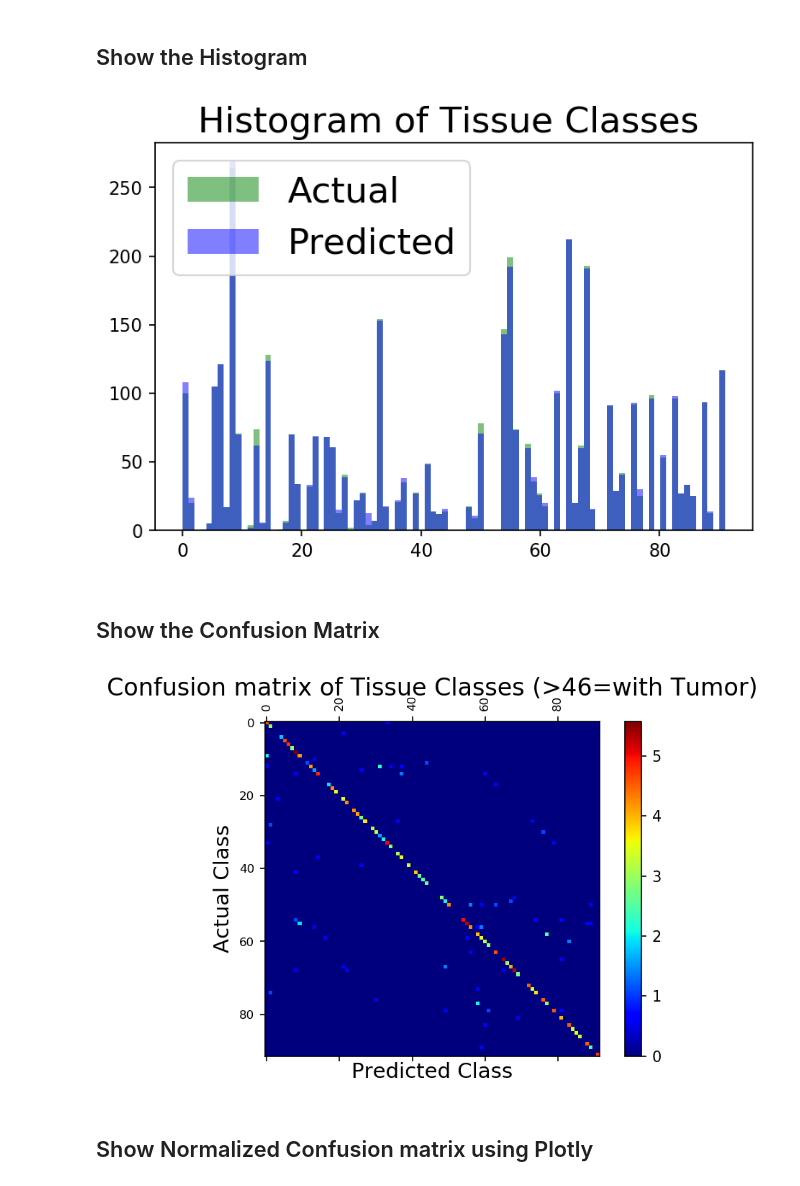
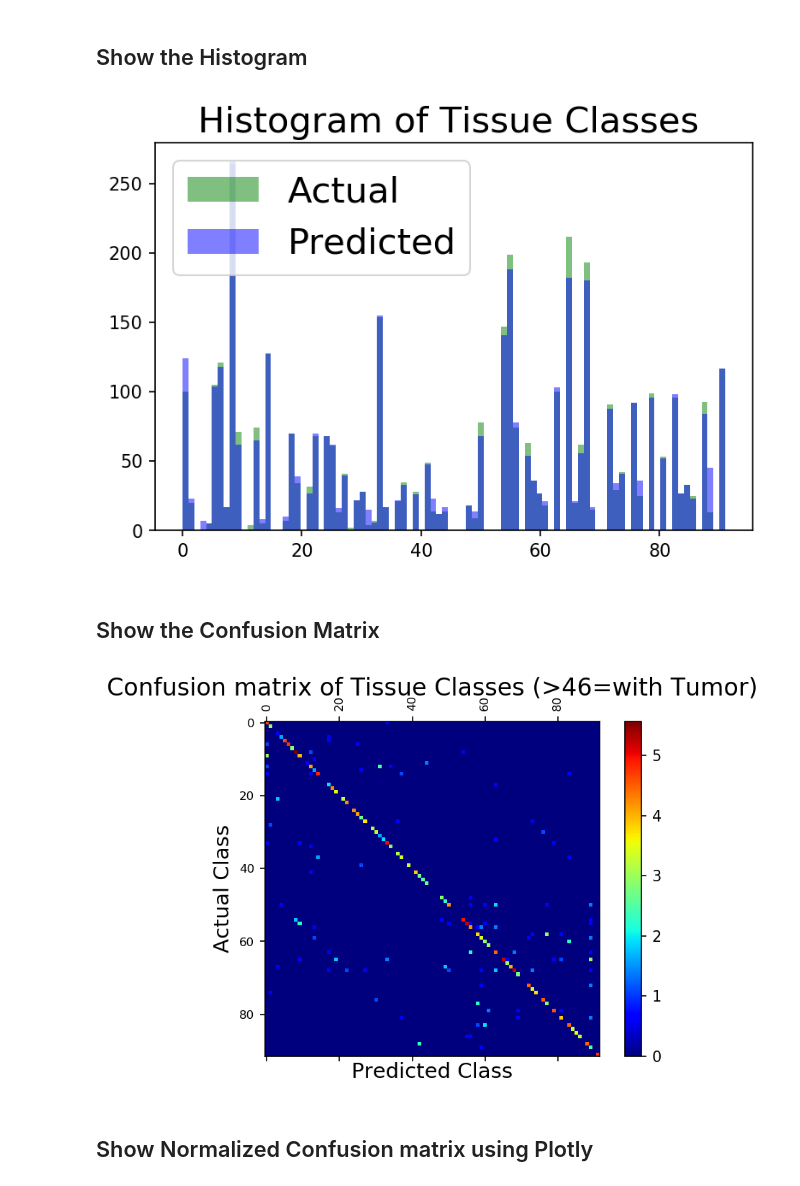
Before and after one commit to brad0taylor/xena-tools, a Jupyter notebook: genesets_brad_paths_disp.ipynb, the cells around one changed output. Saved outputs shown, nothing was run; the diff lists cells and outputs as text; code cells hidden in the pictures.

Commit message:
update for weight display

```diff
--- a/genesets_brad_paths_disp.ipynb
+++ b/genesets_brad_paths_disp.ipynb
@@ -288,7 +288,7 @@ for key,pathgenes in gene_sets.items() :
         for w in range (ngenes) :
             #print(genes[w])
             if genes[w] == pgene :
-                printf( 'found gene=%12s, path=%4d w=%5d', genes[w],path,  w )
+                #printf( 'found gene=%12s, path=%4d w=%5d', genes[w],path,  w )
                 reg_path[w,path]=1
     path+=1
 
@@ -352,8 +352,8 @@ for i in range (14) :
 [figure]
 # %%
 #add in some unconstrained neurons by tacking ones onto regpath
-npaths_ex= 200
-reg_path_ex = np.ones((nsamps, npaths_ex-npaths))
+npaths_ex= 190
+reg_path_ex = np.ones((reg_path.shape[0], npaths_ex-npaths))
 print( reg_path .shape, reg_path)
 print( reg_path_ex.shape, reg_path_ex)
 #Tclasses_train=np.concatenate((yall1, yall0), axis=1)
@@ -555,7 +534,0 @@ print(typemodel.metrics_names, typemodel.evaluate(X_test, y_test))
-# %%
-from sklearn.utils import class_weight
-
-sampleweight=True
-sample_weights = class_weight.compute_sample_weight('balanced', Y_train)
-
-typemodel.fit(X_train, y_train, epochs=20, batch_size=batch_size, shuffle="batch", validation_data=(X_test, y_test))
@@ -581,6 +541,9 @@ Epoch 20/20
 # %% [markdown]
 ## Augment data
 # %%
+model=pathmodel
+sampleweight=True
+#model=typemodel
 
 import numpy as np
 def RNA_mix(mix, naug):
@@ -603,7 +566,7 @@ def RNA_mix(mix, naug):
         #print(Xmix1[0:5] )
         X_aug[i,:]= X_mix0 + X_mix1
         y_aug[i,:]= y_train[i0,:]
-        Y_aug[i]  = classes_train[i0]
+        Y_aug[i]  = Y_train[i0]
 
 naug=5000
 X_aug =np.zeros((naug,X_train.shape[1]))
@@ -612,18 +575,18 @@ Y_aug =np.zeros((naug))
 
 #RNA_mix(.4, naug)
 
-for k in range(1):
+for k in range(3):
     for i in range(10):
         RNA_mix(.8, naug)
         if sampleweight :
             sample_weights = class_weight.compute_sample_weight('balanced', Y_aug)
-            typemodel.fit(X_aug, y_aug, epochs=1, batch_size=128, shuffle="true",sample_weight = sample_weights,validation_data=(X_aug_test, y_test))
-        if not sampleweight : typemodel.fit(X_aug, y_aug, epochs=1, batch_size=128, shuffle="true",validation_data=(X_test, y_test))
+            model.fit(X_aug, y_aug, epochs=1, batch_size=128, shuffle="true",sample_weight = sample_weights,validation_data=(X_test, y_test))
+        if not sampleweight : model.fit(X_aug, y_aug, epochs=1, batch_size=128, shuffle="true",validation_data=(X_test, y_test))
 
     if sampleweight :
         sample_weights = class_weight.compute_sample_weight('balanced', Y_train)
-        typemodel.fit(X_train, y_train, epochs=10, batch_size=256, shuffle="true",sample_weight = sample_weights,validation_data=(X_test, y_test))
+        model.fit(X_train, y_train, epochs=10, batch_size=256, shuffle="true",sample_weight = sample_weights,validation_data=(X_test, y_test))
     if not sampleweight :
-        typemodel.fit(X_train, y_train, epochs=10, batch_size=256, shuffle="true",validation_data=(X_test, y_test))
+        model.fit(X_train, y_train, epochs=10, batch_size=256, shuffle="true",validation_data=(X_test, y_test))
 # %% [output]
 15292
@@ -661,32 +624,34 @@ init_notebook_mode(connected=True)
 ## Show the Histogram
 # %%
 #
+P_test =model.predict_classes( X_test)
+
 
 plt.figure(num=2, dpi=150, frameon=1)
 plt.title('Histogram of Tissue Classes ',fontsize = 20)
 Y_n, Ybins, Yhist = plt.hist(Y_test[:], 92, facecolor='green', alpha=0.5)
 P_n, Ybins, Phist = plt.hist(P_test[:], 92, facecolor='blue',  alpha=0.5)
 plt.legend((Yhist[0], Phist[0]), ('Actual', 'Predicted'),fontsize = 20)
 plt.show()
 
 #check axis
 #hist_col=np.zeros(92)
 #hist_row=np.zeros(92)
 #
 #for col in range(92) :
 #    hist_col[col]    = np.sum(cm[ 0:92,col] )
 #for row in range(92) :
 #    hist_row[row]    = np.sum(cm[row, 0:92] )
 #print('check row=Actual'   ,  Y_n[0:10], hist_row[0:10])
 #print('check col=Predicted',  P_n[0:10], hist_col[0:10])
 # %% [output]
-[figure, old version]
+[figure, new version]
 # %% [markdown]
 ## Show the Confusion Matrix
 # %%
-import matplotlib.pyplot as plt
+#import matplotlib.pyplot as plt
 from sklearn.metrics import confusion_matrix
-P_test =typemodel.predict_classes( X_test)
+P_test =model.predict_classes( X_test)
 
 cm = confusion_matrix(Y_test[:], P_test[:], labels=np.arange(92))
 
@@ -700,7 +665,7 @@ plt.yticks(fontsize=8, rotation=00)
 plt.colorbar()
 plt.show()
 # %% [output]
-[figure, old version]
+[figure, new version]
 # %% [markdown]
 ## Show Normalized Confusion matrix using Plotly
 # %%
```
Also changed, not shown: parts of 26 cells of this notebook.
